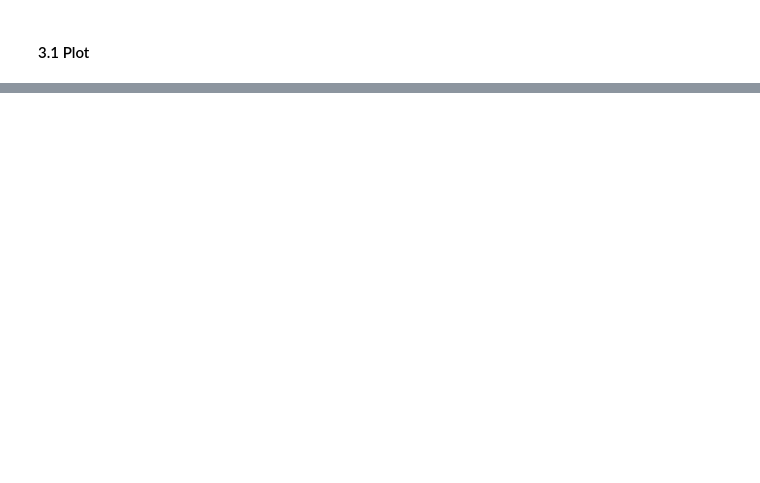
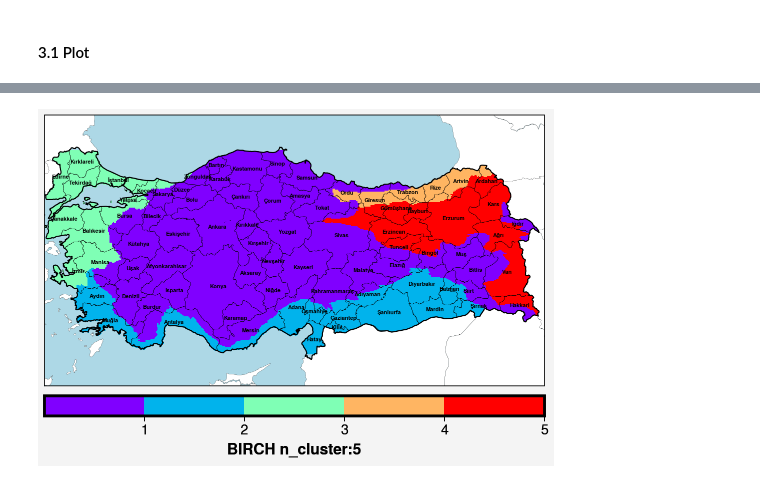
Before and after one commit to donmezkutay/ML-Projects-KB, a Jupyter notebook: PRJ1-turkeyClusters.ipynb, the cells around one changed output, grey strips where cells are left out. Cells and saved outputs as stored; diff of their text form; code cells hidden in the pictures; blank space fills up the shorter version.

```diff
--- a/PRJ1-turkeyClusters.ipynb
+++ b/PRJ1-turkeyClusters.ipynb
@@ -176,0 +392,33 @@ Visualize_.plot_whole(ds_pred, cmap,
+# %%
+from sklearn.cluster import Birch
+
+# define the model
+n_clusters = 5
+model = Birch(threshold=0.1, n_clusters=n_clusters)
+# fit the model
+model.fit(X_trans)
+# assign a cluster to each example
+y_pred = model.predict(X_trans)
+
+# convert prediction pd.DataFrame to xr.Dataset
+df_pred    = classification.pred_to_df(y_pred, df)
+ds_pred    = classification.pd_to_xr(df_with_na, df_pred)
+ds_pred    = classification.assign_proj_info(ds_pred)
+
+# cmap, vmin, vmax, ticks
+cmap=plt.get_cmap('rainbow')
+cbar_name = f'BIRCH n_cluster:{n_clusters}'
+vmin=0
+vmax=n_clusters
+ticks = np.arange(1,n_clusters+1)
+
+# variable
+variable = 'pred'
+Visualize_.plot_whole(ds_pred, cmap,
+                      vmin, vmax,
+                      ticks, variable,
+                      crs, shp_prov,
+                      lon_name, lat_name,
+                      cbar_name)
+# %% [output]
+[figure, added]
```
Also changed, not shown: parts of 16 cells of this notebook.
